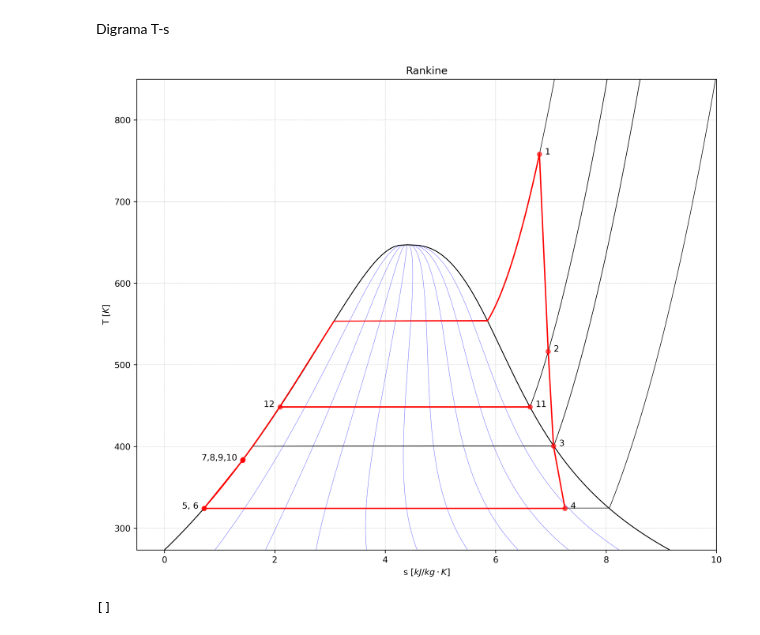
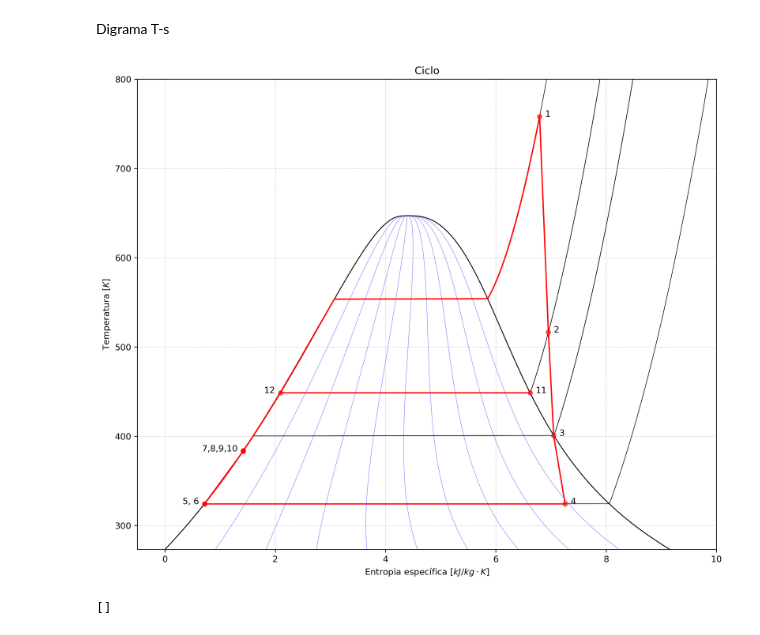
Before and after one commit to luaneng/gdv, a Jupyter notebook: projeto/main.ipynb, the cells around one changed output. Saved outputs shown, nothing was run; the diff lists cells and outputs as text; code cells hidden in the pictures.

```diff
--- a/projeto/main.ipynb
+++ b/projeto/main.ipynb
@@ -346,7 +346,7 @@ Digrama T-s
 plt.figure(dpi=300, figsize=(12, 10))
 
 #limite dos eixos
-plt.ylim(273.15, 850)
+plt.ylim(273.15, 800)
 plt.xlim(-0.5, 10)
 
 Tmin, Tcrit, Pcrit = prop('Tmin', fluido), prop('Tcrit', fluido), prop('Pcrit', fluido)
@@ -359,8 +359,8 @@ for c in arange(0.1, 1, 0.1):
 
 #Linhas de pressão constante:
 for c in P:
-  s = prop('S', 'T', linspace(Tmin, 850, 10**3), 'P', c*10**3, fluido)/10**3
-  plt.plot(s, linspace(Tmin, 850, 10**3), color='black',alpha=0.8, lw=0.6)
+  s = prop('S', 'T', linspace(Tmin, 800, 10**3), 'P', c*10**3, fluido)/10**3
+  plt.plot(s, linspace(Tmin, 800, 10**3), color='black',alpha=0.8, lw=0.6)
 
 #Domo:
 s = prop('S','T' ,T_array ,'Q',0 ,fluido)/10**3
@@ -371,37 +371,37 @@ plt.plot(s, T_array, color='black', lw=1)
 #Convertendo temperatura para K
 temperatura_k = list(map(lambda x: x+273.15, temperatura))
 
 #Inserindo pontos
 plt.plot(entropia, temperatura_k, 'ro', markersize=5, alpha=0.6)
 
 #Ciclo
 T_var = linspace(max(temperatura_k), min(temperatura_k), 1000)
 s = prop('S','P', P[0]*10**3, 'T',T_var,'Water')/10**3
 plt.plot(s,T_var,'r',lw=1.5)
 
 for c in range(len(estados)-3):
     c = c+1
     plt.plot([entropia[c-1], entropia[c]],[temperatura_k[c-1], temperatura_k[c]],color='r',lw=1.5)
 
 plt.plot([entropia[10], entropia[11]],[temperatura_k[10], temperatura_k[11]],color='r',lw=1.5)
 
 #Inserindo nome nos pontos
 plt.text(entropia[0]+0.1, temperatura_k[0], '1',ha='left')
 plt.text(entropia[1]+0.1, temperatura_k[1], '2',ha='left')
 plt.text(entropia[2]+0.1, temperatura_k[2], '3',ha='left')
 plt.text(entropia[3]+0.1, temperatura_k[3], '4',ha='left')
 plt.text(entropia[4]-0.1, temperatura_k[4], '5, 6',ha='right')
 plt.text(entropia[6]-0.1, temperatura_k[6], '7,8,9,10',ha='right')
 plt.text(entropia[10]+0.1, temperatura_k[10], '11',ha='left')
 plt.text(entropia[11]-0.1, temperatura_k[11], '12',ha='right')
 
 plt.grid(ls='--', lw=0.3)
-plt.title('Rankine')
-plt.xlabel(r's $[kJ/kg \cdot K]$')
-plt.ylabel(r'T $[K]$')
+plt.title('Ciclo')
+plt.xlabel(r'Entropia específica $[kJ/kg \cdot K]$')
+plt.ylabel(r'Temperatura $[K]$')
 plt.show()
 # %% [output]
-[figure, old version]
+[figure, new version]
 # %%
 fig = plt.figure()
 ax = fig.add_axes([0,0,1,1])
```
